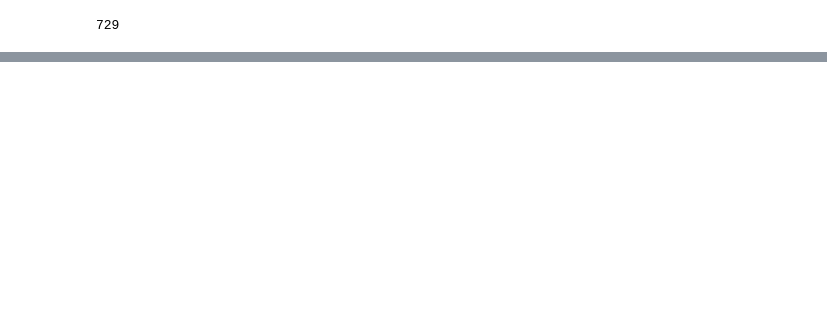
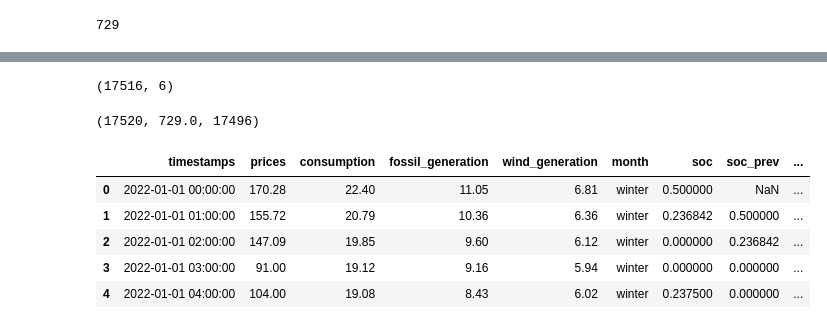
Before and after one commit to MillendRoy/Agentics_for_EnergyArbitrage_Battery, a Jupyter notebook: energy_arbitrage/test_milp_ondata.ipynb, the cells around one changed output, grey strips where cells are left out. Saved outputs shown, nothing was run; the diff lists cells and outputs as text; code cells hidden in the pictures; blank space fills up the shorter version.

```diff
--- a/energy_arbitrage/test_milp_ondata.ipynb
+++ b/energy_arbitrage/test_milp_ondata.ipynb
@@ -209,0 +221,4 @@ print(profit)
+# %%
+import pandas as pd
+italy_data = pd.read_csv("agentic_energy/data/ITALY_data.csv")
+italy_data.head()
@@ -209,0 +232,30 @@ print(profit)
+# %%
+italy_data.shape
+# %% [output]
+(17516, 6)
+# %%
+17496+24, 17496/24, len(soc_list)
+# %% [output]
+(17520, 729.0, 17496)
+# %%
+italy_data=italy_data.iloc[:len(decision_list)]
+soc_list = soc_list[:len(decision_list)]
+# %%
+# I want to fill the decisions column in such a way that if soc_t > soc_t-1 then decision = 1 (charging)
+# if soc_t < soc_t-1 then decision = -1 (discharging)
+# if soc_t == soc_t-1 then decision = 0 (idle)
+italy_data["soc"] = soc_list
+italy_data['soc_prev'] = italy_data['soc'].shift(1)
+italy_data['decisions'] = 0  # Initialize with 0 (idle)
+italy_data.loc[italy_data['soc'] > italy_data['soc_prev'], 'decisions'] = 1   # Charging
+italy_data.loc[italy_data['soc'] < italy_data['soc_prev'], 'decisions'] = -1  # Discharging
+italy_data.loc[italy_data['soc'] == italy_data['soc_prev'], 'decisions'] = 0   # Idle
+# %%
+italy_data.head()
+# %% [output]
+|  | timestamps | prices | consumption | fossil_generation | wind_generation | month | soc | soc_prev | ... |
+| 0 | 2022-01-01 00:00:00 | 170.28 | 22.40 | 11.05 | 6.81 | winter | 0.500000 | NaN | ... |
+| 1 | 2022-01-01 01:00:00 | 155.72 | 20.79 | 10.36 | 6.36 | winter | 0.236842 | 0.500000 | ... |
+| 2 | 2022-01-01 02:00:00 | 147.09 | 19.85 | 9.60 | 6.12 | winter | 0.000000 | 0.236842 | ... |
+| 3 | 2022-01-01 03:00:00 | 91.00 | 19.12 | 9.16 | 5.94 | winter | 0.000000 | 0.000000 | ... |
+| 4 | 2022-01-01 04:00:00 | 104.00 | 19.08 | 8.43 | 6.02 | winter | 0.237500 | 0.000000 | ... |
```
Also changed, not shown: parts of 14 cells of this notebook, 3 other files.
